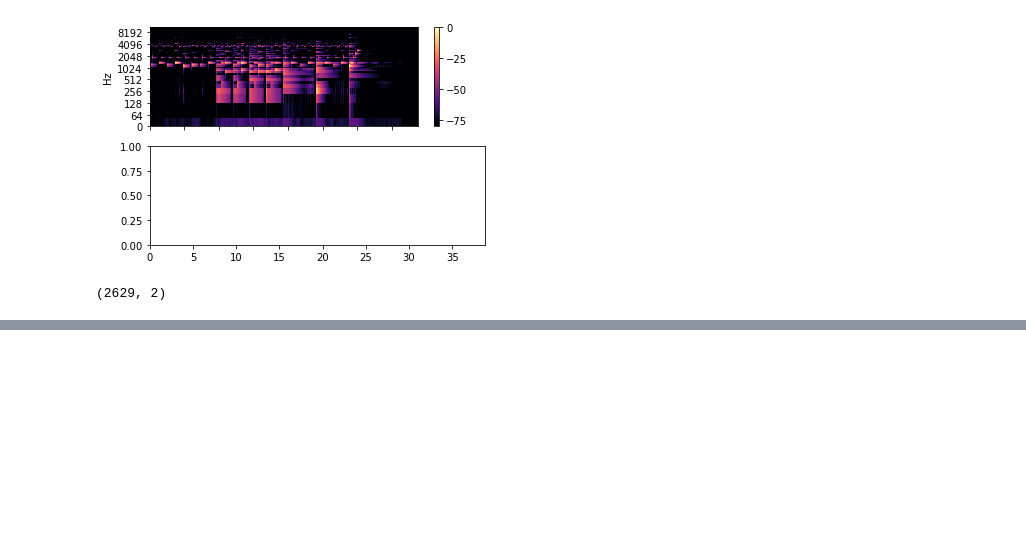
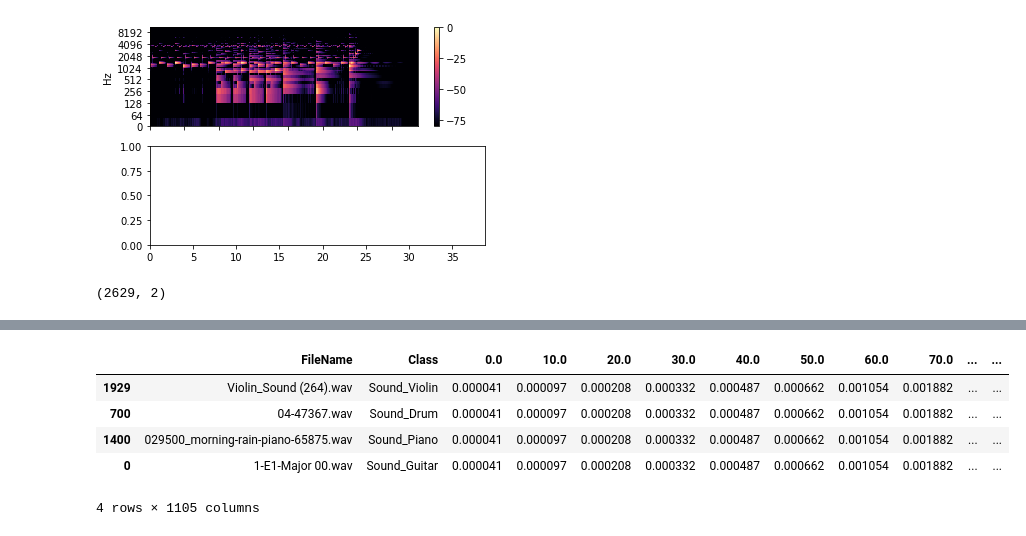
Before and after one commit to clementgilli/Musical-Instruments-Classifier, a Jupyter notebook: worksheet_clem.ipynb, the cells around one changed output, grey strips where cells are left out. Drawn from its saved outputs; the diff is of its cells as text; code cells hidden in the pictures; blank space fills up the shorter version.

```diff
--- a/worksheet_clem.ipynb
+++ b/worksheet_clem.ipynb
@@ -128,3 +135,37 @@ df_exp
+# %%
+def load_train(nb_per_class,begin=0,duration=2):
+
+    if nb_per_class > 700:
+        raise ValueError("too many files")
+    df_train = pd.read_csv("./dataset/Metadata_Train.csv")
+    guitar = df_train[df_train['Class'] == "Sound_Guitar"]
+    drum = df_train[df_train['Class'] == "Sound_Drum"]
+    violin = df_train[df_train['Class'] == "Sound_Violin"]
+    piano = df_train[df_train['Class'] == "Sound_Piano"]
+    df_exp = pd.concat([violin[0:nb_per_class], drum[0:nb_per_class], piano[0:nb_per_class], guitar[0:nb_per_class]])
+
+    #pd = []
+    frequencies = None
+    for file_name in df_exp["FileName"]:
+        signal, rate = librosa.load("./dataset/Train_submission/Train_submission/"+file_name,offset=begin,duration=duration)
+        #newS, newR = extract2s(signal, rate)
+        fft1,fft2 = calc_fft(signal,rate, maxFreq=5000)
+        #if frequencies == None:
+        #    frequencies = fft1
+        for i in range(len(fft1)):
+            df_exp[str(fft1[i])] = fft2[i]
+    return df_exp
+# %%
+dfff = load_train(1,begin=2,duration=0.1)
+# %%
+dfff
+# %% [output]
+|  | FileName | Class | 0.0 | 10.0 | 20.0 | 30.0 | 40.0 | 50.0 | 60.0 | 70.0 | ... | ... |
+| 1929 | Violin_Sound (264).wav | Sound_Violin | 0.000041 | 0.000097 | 0.000208 | 0.000332 | 0.000487 | 0.000662 | 0.001054 | 0.001882 | ... | ... |
+| 700 | 04-47367.wav | Sound_Drum | 0.000041 | 0.000097 | 0.000208 | 0.000332 | 0.000487 | 0.000662 | 0.001054 | 0.001882 | ... | ... |
+| 1400 | 029500_morning-rain-piano-65875.wav | Sound_Piano | 0.000041 | 0.000097 | 0.000208 | 0.000332 | 0.000487 | 0.000662 | 0.001054 | 0.001882 | ... | ... |
+| 0 | 1-E1-Major 00.wav | Sound_Guitar | 0.000041 | 0.000097 | 0.000208 | 0.000332 | 0.000487 | 0.000662 | 0.001054 | 0.001882 | ... | ... |
+4 rows × 1105 columns
 # %%
 pd = []
 frequencies = None
```
Also changed, not shown: parts of 6 cells of this notebook, 1 other file.
